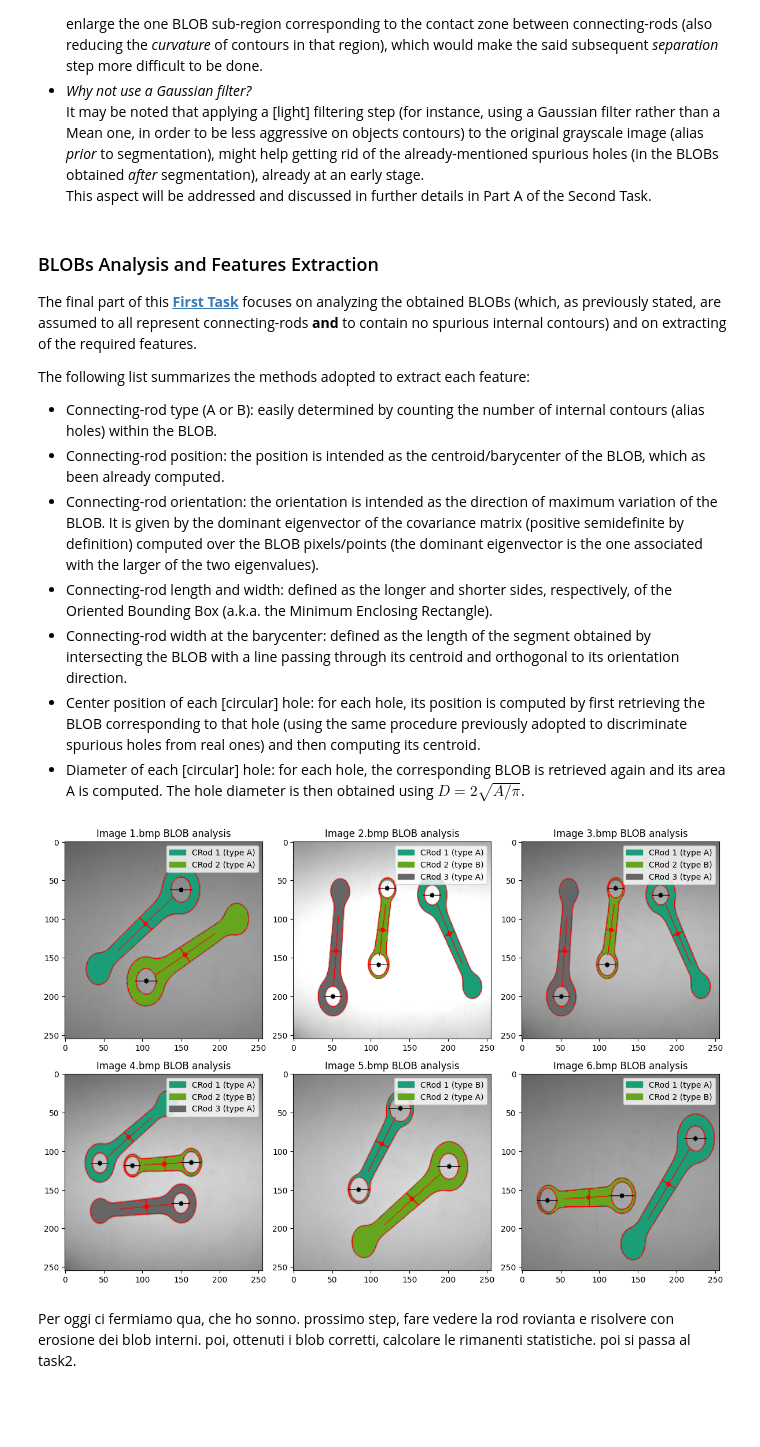
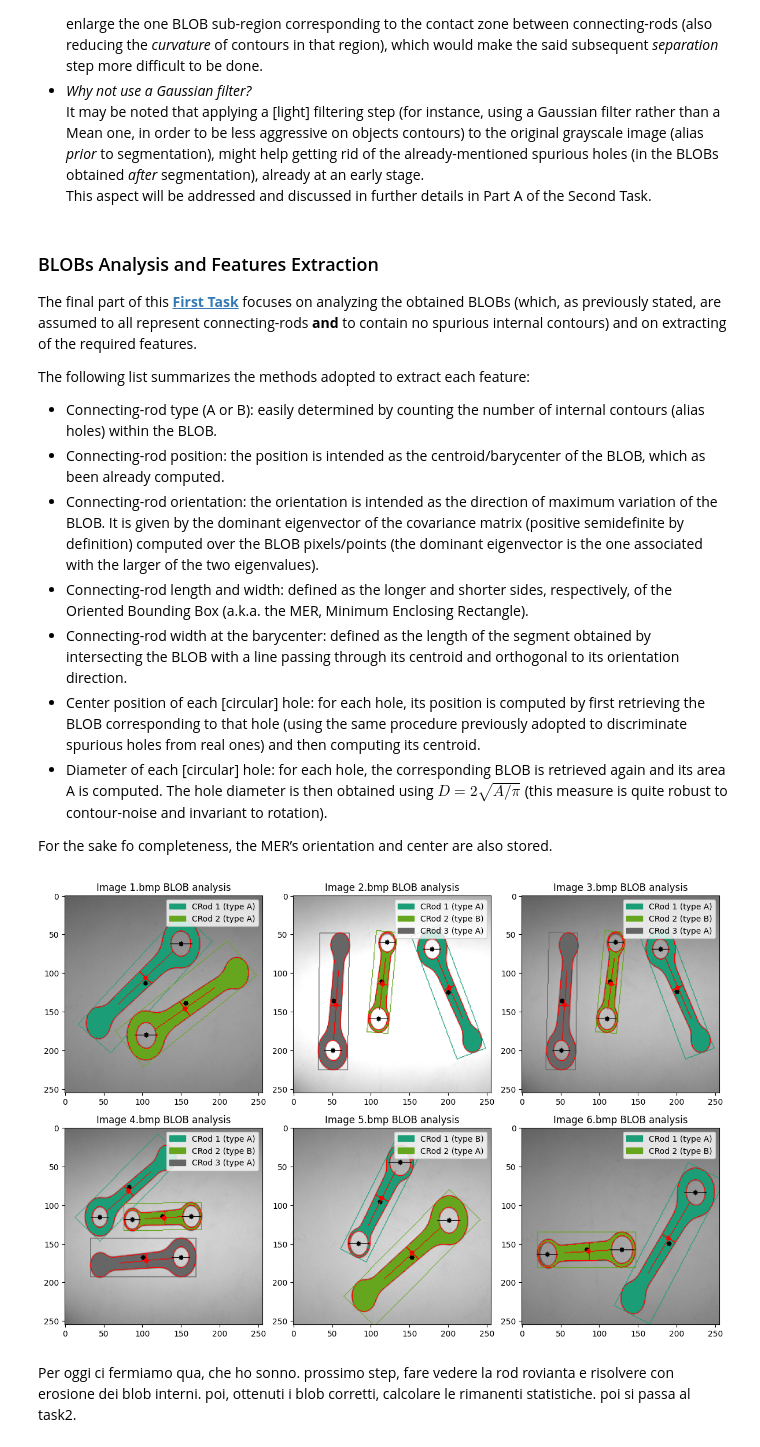
Before and after one commit to VincenzoLomba/ImageProcessingAndComputerVision, a Jupyter notebook: pythonvenv/src/project/project11VincenzoLombardi.ipynb, the cells around one changed output. Drawn from its saved outputs; the diff is of its cells as text; code cells hidden in the pictures; blank space fills up the shorter version.

Commit message:
Some little adjustement to Task1
A notice for the future: mabye, compute L and W NOT with MER

```diff
--- a/pythonvenv/src/project/project11VincenzoLombardi.ipynb
+++ b/pythonvenv/src/project/project11VincenzoLombardi.ipynb
@@ -232,10 +232,12 @@ The following list summarizes the methods adopted to extract each feature:
 - Connecting-rod type (A or B): easily determined by counting the number of internal contours (alias holes) within the BLOB.
 - Connecting-rod position: the position is intended as the centroid/barycenter of the BLOB, which as been already computed.
 - Connecting-rod orientation: the orientation is intended as the direction of maximum variation of the BLOB. It is given by the dominant eigenvector of the covariance matrix (positive semidefinite by definition) computed over the BLOB pixels/points (the dominant eigenvector is the one associated with the larger of the two eigenvalues).
-- Connecting-rod length and width: defined as the longer and shorter sides, respectively, of the Oriented Bounding Box (a.k.a. the Minimum Enclosing Rectangle).
+- Connecting-rod length and width: defined as the longer and shorter sides, respectively, of the Oriented Bounding Box (a.k.a. the MER, Minimum Enclosing Rectangle).
 - Connecting-rod width at the barycenter: defined as the length of the segment obtained by intersecting the BLOB with a line passing through its centroid and orthogonal to its orientation direction.
 - Center position of each [circular] hole: for each hole, its position is computed by first retrieving the BLOB corresponding to that hole (using the same procedure previously adopted to discriminate spurious holes from real ones) and then computing its centroid.
-- Diameter of each [circular] hole: for each hole, the corresponding BLOB is retrieved again and its area A is computed. The hole diameter is then obtained using $D=2\sqrt{A/\pi}$.
+- Diameter of each [circular] hole: for each hole, the corresponding BLOB is retrieved again and its area A is computed. The hole diameter is then obtained using $D=2\sqrt{A/\pi}$ (this measure is quite robust to contour-noise and invariant to rotation).
+
+For the sake fo completeness, the MER’s orientation and center are also stored.
 # %%
 from miscellaneous import RodType
 
@@ -254,8 +256,17 @@ for BLOB in BLOBs:
     BLOB.moduloPIorientation = theta % np.pi
     # Connecting-rod length and width
     MER = cv2.minAreaRect(BLOB.externalContour) # https://docs.opencv.org/4.x/d3/dc0/group__imgproc__shape.html#ga3d476a3417130ae5154aea421ca7ead9
-    BLOB.length = max(MER[1]) # MER is defined as (center, (side1, side2), angle)
-    BLOB.width = min(MER[1])
+    # Notice: MER is defined as (center, (side1, side2), angle) where "angle" (deg) is associated to "side1" direction
+    BLOB.centerMER = (MER[0][0], MER[0][1])
+    if MER[1][0] >= MER[1][1]:
+        BLOB.length = MER[1][0]
+        BLOB.width = MER[1][1]
+        BLOB.angleMER = np.deg2rad(MER[2])
+    else:
+        BLOB.length = MER[1][1]
+        BLOB.width = MER[1][0]
+        BLOB.angleMER = np.deg2rad(MER[2]) + np.pi/2 # We aim to refer the MER angle to the length side (alias the longer one)
+    BLOB.angleMER = BLOB.angleMER % np.pi # Referring MER angle to the interval [0, pi) rad
     # Connecting-rod width at the barycenter
     nonDominantEigenvector = eigenvectors[:, 0]
     bXROI = BLOB.centroid[0] - BLOB.STAT_LEFT # Referring centroid coords to ROI (instead of original image)
@@ -285,34 +296,34 @@ for BLOB in BLOBs:
     BLOB.holesCenters = []
     BLOB.holesDiameters = []
     for internalContour in BLOB.internalContours:
         x, y, w, h = cv2.boundingRect(internalContour.astype(np.int32))
         smallROIPADDING = 1
         smallROI = np.zeros((h + 2*smallROIPADDING, w + 2*smallROIPADDING), dtype=np.uint8)
         localInternalContour = internalContour.copy()
         localInternalContour[:, 0] = localInternalContour[:, 0]-x+smallROIPADDING # Referring contour to smallROI
         localInternalContour[:, 1] = localInternalContour[:, 1]-y+smallROIPADDING # Referring contour to smallROI
         smallROI[localInternalContour[:,1], localInternalContour[:,0]] = ROInonZeroValue # Drawing contour (recall that images are indexed as [y,x])
         floodFillMask = np.zeros((smallROI.shape[0] + 2, smallROI.shape[1] + 2), dtype=np.uint8) # Required as indicated by cv2.floodFill documentation
         cv2.floodFill(
             image = smallROI,                                       # Input/Output image (in-place modification)
             mask = floodFillMask,                                   # Mask image (see cv2.floodFill documentation for details)
             seedPoint = (0, 0),                                     # Starting point for the flood fill algorithm
             newVal = int(ROInonZeroValue),                           # Value to be assigned to the repainted pixels
             flags = Connectivity.FOUR_CONNECTIVITY.value # Connectivity for the flood fill algorithm
         )
         holeBlob = cv2.bitwise_not(smallROI)
         yCoords, xCoords = np.where(holeBlob != 0)
         yCentroid, xCentroid = yCoords.mean(), xCoords.mean() # Centroid coords referred to smallROI
         BLOB.holesCenters.append((
             xCentroid+x-smallROIPADDING, # Referring centroid coords to the original image
             yCentroid+y-smallROIPADDING  # Referring centroid coords to the original image
         ))
         A = yCoords.size
         BLOB.holesDiameters.append(2*np.sqrt(A/np.pi))
 
 plotter.plotBLOBAnalysis(imagesNames, images, BLOBs)
 # %% [output]
-[figure, old version]
+[figure, new version]
 # %% [markdown]
 
 
```
Also changed, not shown: 2 other files.
